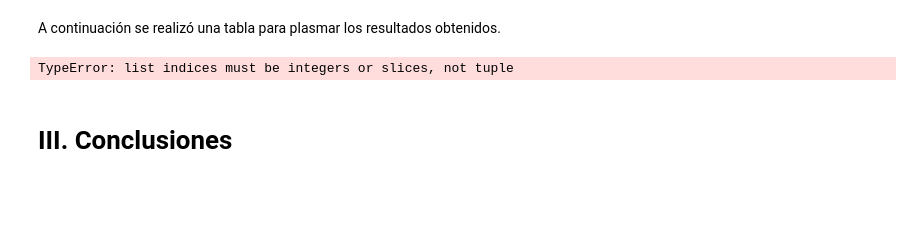
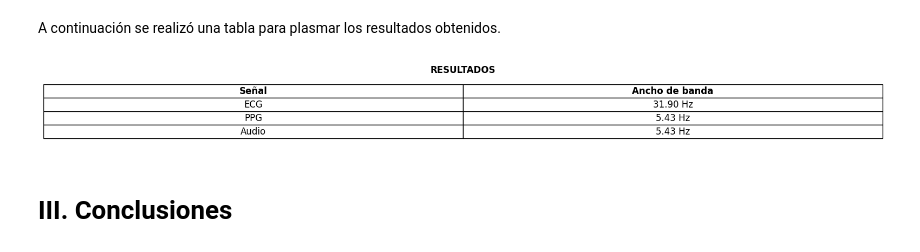
Before and after one commit to LolaPampin07/TS5, a Jupyter notebook: ts5.ipynb, the cells around one changed output. Drawn from its saved outputs; the diff is of its cells as text; code cells hidden in the pictures; blank space fills up the shorter version.

```diff
--- a/ts5.ipynb
+++ b/ts5.ipynb
@@ -337,27 +337,27 @@ A continuación se realizó una tabla para plasmar los resultados obtenidos.
 # %%
 # %% Tabla con los resultados del ancho de banda
 data = [
     ["ECG", f"{31.90:.2f} Hz"],
-    ["PPG", f"{5.43:.2f} Hz"]
+    ["PPG", f"{5.43:.2f} Hz"],
     ["Audio", f"{5.43:.2f} Hz"]
 ]
 
 fig, ax = plt.subplots(figsize = (20, 1.5))
 ax.axis('off')
 
 tabla = ax.table(cellText = data, colLabels = ["Señal", "Ancho de banda"], cellLoc = 'center', loc = 'center')
 
 # Esto es para poner en negrita los "titulos"
 tabla[0,0].get_text().set_fontweight('bold')
 tabla[0,1].get_text().set_fontweight('bold')
 
 tabla.scale(1, 1.5)
 tabla.auto_set_font_size(False)
 tabla.set_fontsize(12)
 
 plt.title("RESULTADOS", fontweight = 'bold', pad=10)
 plt.show()
 # %% [output]
-TypeError: list indices must be integers or slices, not tuple
+[figure, added]
 # %% [markdown]
 # III. **Conclusiones**
```
Also changed, not shown: parts of 1 cell of this notebook, 1 other file.
